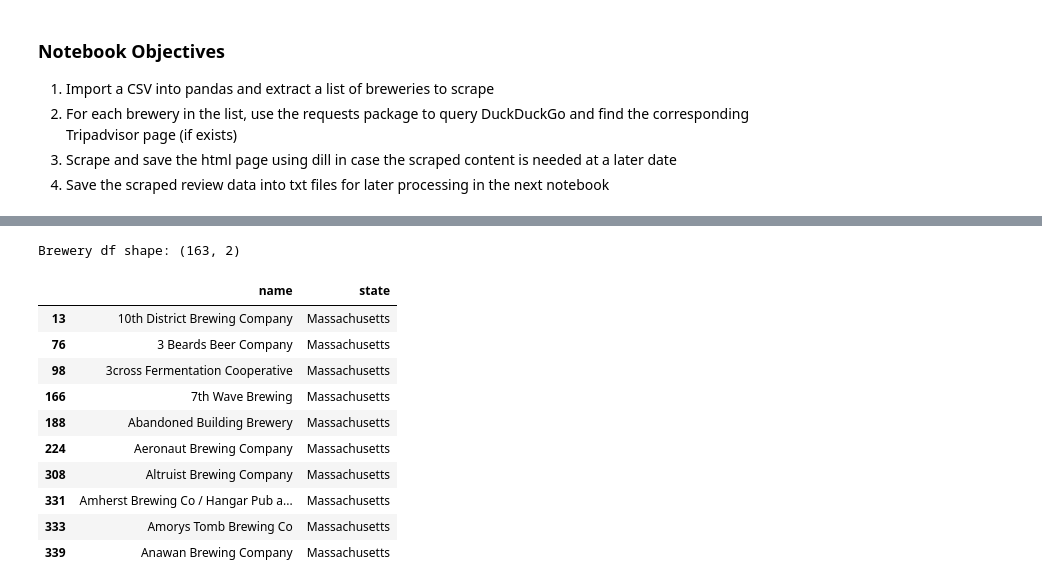
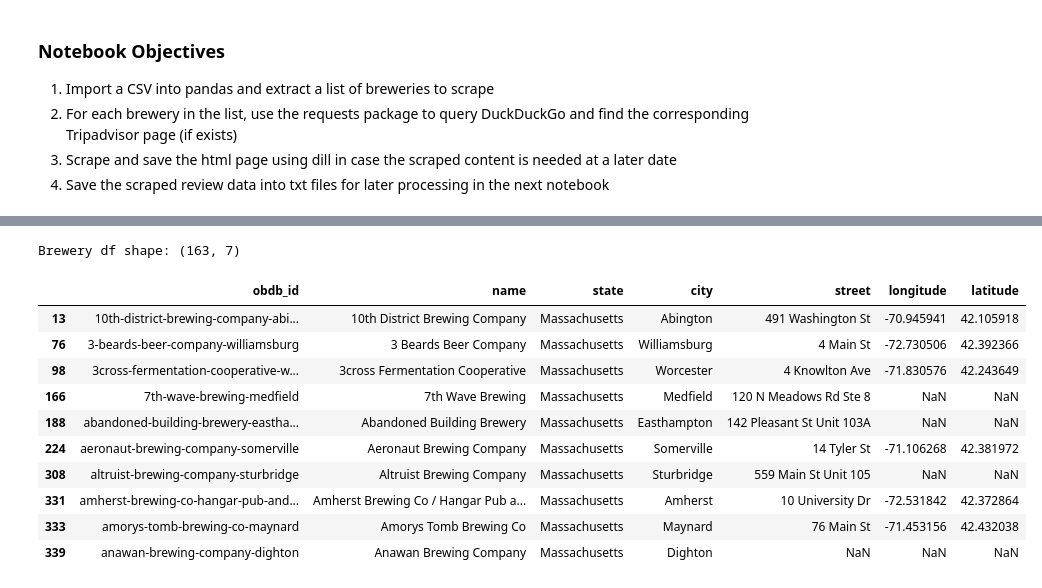
Before and after one commit to data-sandbox/nlp-brewer-finder, a Jupyter notebook: notebooks/01_Web_scrape_reviews.ipynb, the cells around one changed output, grey strips where cells are left out. Saved outputs shown, nothing was run; the diff lists cells and outputs as text; code cells hidden in the pictures.

```diff
--- a/notebooks/01_Web_scrape_reviews.ipynb
+++ b/notebooks/01_Web_scrape_reviews.ipynb
@@ -157,22 +168,23 @@ def get_url_base(keyword, state):
 # %%
-# Get list of breweries
-df = pd.read_csv('../assets/breweries.csv')
 # Get subset of breweries in MA
 df_ma = df.loc[df['state'] == 'Massachusetts']
-breweries_ma = df_ma[['name', 'state']]
+breweries_ma = df_ma[['obdb_id', 'name', 'state', 'city', 'street', 'longitude', 'latitude']]
 # Explore size of subset
 print(f'Brewery df shape: {breweries_ma.shape}')
+# Save list of MA breweries
+filepath = Path('../assets/ma_breweries.csv')
+breweries_ma.to_csv(filepath, index=False)
 breweries_ma.head(10)
 # %% [output]
-Brewery df shape: (163, 2)
+Brewery df shape: (163, 7)
-|  | name | state |
-| 13 | 10th District Brewing Company | Massachusetts |
-| 76 | 3 Beards Beer Company | Massachusetts |
-| 98 | 3cross Fermentation Cooperative | Massachusetts |
-| 166 | 7th Wave Brewing | Massachusetts |
-| 188 | Abandoned Building Brewery | Massachusetts |
-| 224 | Aeronaut Brewing Company | Massachusetts |
-| 308 | Altruist Brewing Company | Massachusetts |
-| 331 | Amherst Brewing Co / Hangar Pub a... | Massachusetts |
-| 333 | Amorys Tomb Brewing Co | Massachusetts |
-| 339 | Anawan Brewing Company | Massachusetts |
+|  | obdb_id | name | state | city | street | longitude | latitude |
+| 13 | 10th-district-brewing-company-abi... | 10th District Brewing Company | Massachusetts | Abington | 491 Washington St | -70.945941 | 42.105918 |
+| 76 | 3-beards-beer-company-williamsburg | 3 Beards Beer Company | Massachusetts | Williamsburg | 4 Main St | -72.730506 | 42.392366 |
+| 98 | 3cross-fermentation-cooperative-w... | 3cross Fermentation Cooperative | Massachusetts | Worcester | 4 Knowlton Ave | -71.830576 | 42.243649 |
+| 166 | 7th-wave-brewing-medfield | 7th Wave Brewing | Massachusetts | Medfield | 120 N Meadows Rd Ste 8 | NaN | NaN |
+| 188 | abandoned-building-brewery-eastha... | Abandoned Building Brewery | Massachusetts | Easthampton | 142 Pleasant St Unit 103A | NaN | NaN |
+| 224 | aeronaut-brewing-company-somerville | Aeronaut Brewing Company | Massachusetts | Somerville | 14 Tyler St | -71.106268 | 42.381972 |
+| 308 | altruist-brewing-company-sturbridge | Altruist Brewing Company | Massachusetts | Sturbridge | 559 Main St Unit 105 | NaN | NaN |
+| 331 | amherst-brewing-co-hangar-pub-and... | Amherst Brewing Co / Hangar Pub a... | Massachusetts | Amherst | 10 University Dr | -72.531842 | 42.372864 |
+| 333 | amorys-tomb-brewing-co-maynard | Amorys Tomb Brewing Co | Massachusetts | Maynard | 76 Main St | -71.453156 | 42.432038 |
+| 339 | anawan-brewing-company-dighton | Anawan Brewing Company | Massachusetts | Dighton | NaN | NaN | NaN |
```
Also changed, not shown: parts of 14 cells of this notebook.
